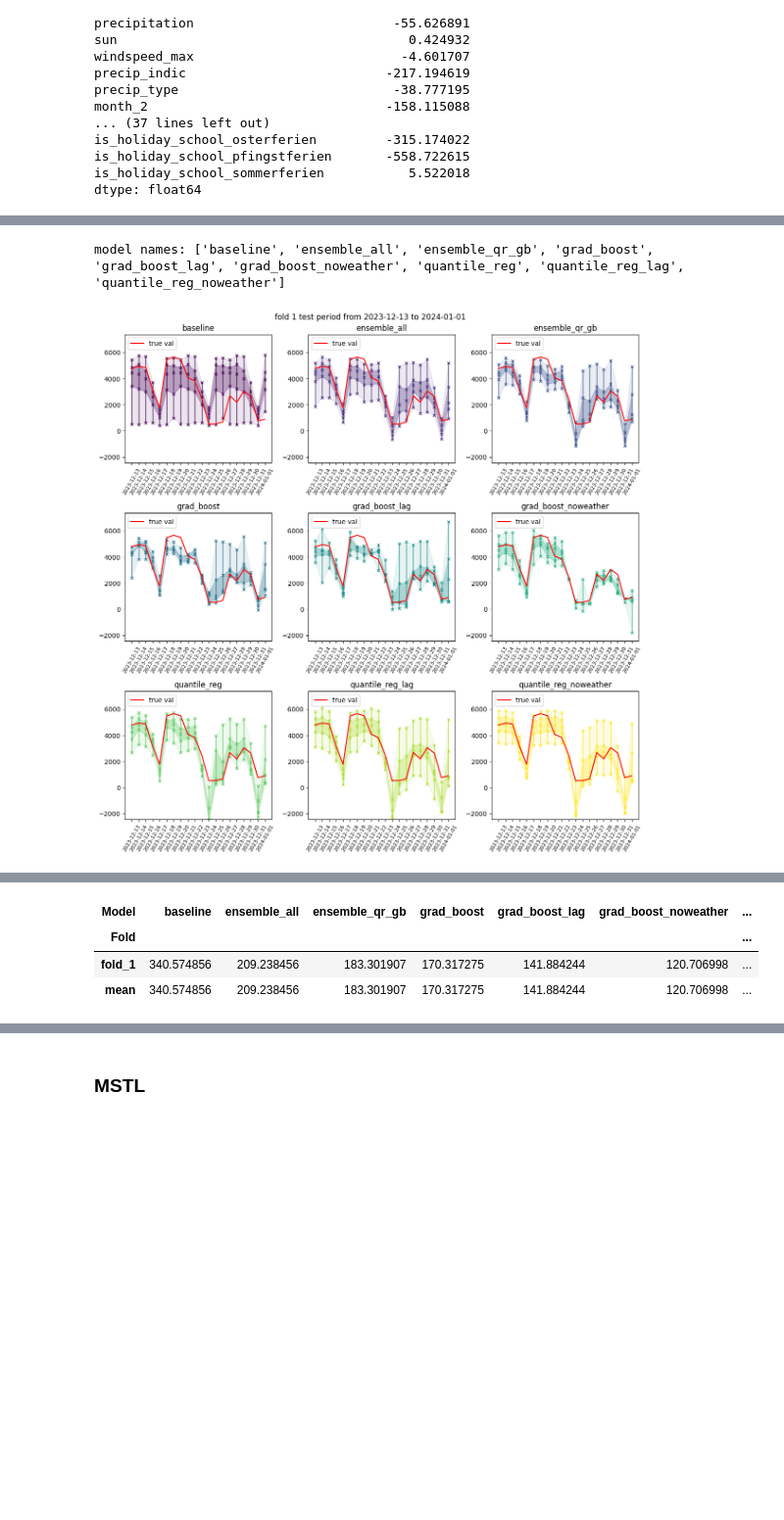
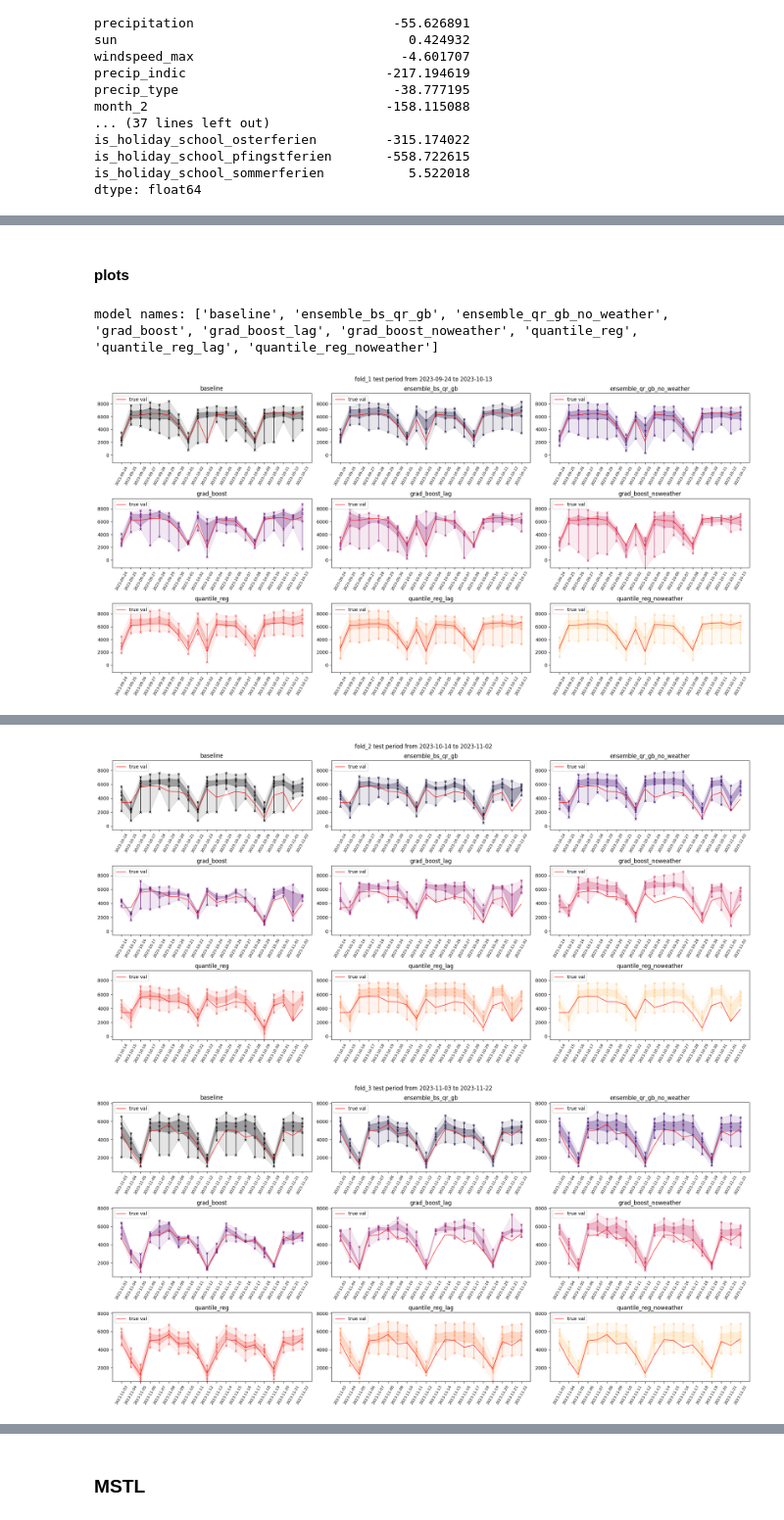
Before and after one commit to hikotei/2023_11-Karlsruhe-Bicycle-Data, a Jupyter notebook: 2024_01_15 bike model.ipynb, the cells around one changed output, grey strips where cells are left out. Shown at 98% size. Cells and saved outputs as stored; diff of their text form; code cells hidden in the pictures; blank space fills up the shorter version.

```diff
--- a/2024_01_15 bike model.ipynb
+++ b/2024_01_15 bike model.ipynb
@@ -488,20 +501,34 @@ KeyboardInterrupt:
+# %% [markdown]
+#### plots
 # %%
+# read pickle file of all_results dict
+with open(f'./plots/{fname_time}_all_results.pkl', 'rb') as f:
+    all_results = pickle.load(f)
+
 # create ensemble of all preds for each fold
 for fold_idx in range(n_fold):
 
     fold_results = all_results[f'fold_{fold_idx + 1}']
     pred_baseline = fold_results['baseline']['predictions']
+
     pred_quant_reg = fold_results['quantile_reg']['predictions']
     pred_grad_boost = fold_results['grad_boost']['predictions']
 
+    pred_quant_reg_noweather = fold_results['quantile_reg_noweather']['predictions']
+    pred_grad_boost_noweather = fold_results['grad_boost_noweather']['predictions']
+
     pred_ensemble1 = np.average([pred_baseline, pred_quant_reg, pred_grad_boost], axis=0)
     pred_ensemble2 = np.average([pred_quant_reg, pred_grad_boost], axis=0)
+    pred_ensemble3 = np.average([pred_quant_reg_noweather, pred_grad_boost_noweather, pred_baseline], axis=0)
 
-    all_results[f'fold_{fold_idx + 1}']['ensemble_all'] = {}
-    all_results[f'fold_{fold_idx + 1}']['ensemble_all']['predictions'] = pred_ensemble1
+    all_results[f'fold_{fold_idx + 1}']['ensemble_bs_qr_gb'] = {}
+    all_results[f'fold_{fold_idx + 1}']['ensemble_bs_qr_gb']['predictions'] = pred_ensemble1
 
-    all_results[f'fold_{fold_idx + 1}']['ensemble_qr_gb'] = {}
-    all_results[f'fold_{fold_idx + 1}']['ensemble_qr_gb']['predictions'] = pred_ensemble2
+    # all_results[f'fold_{fold_idx + 1}']['ensemble2_w_qr_gb'] = {}
+    # all_results[f'fold_{fold_idx + 1}']['ensemble2_w_qr_gb']['predictions'] = pred_ensemble2
+
+    all_results[f'fold_{fold_idx + 1}']['ensemble_qr_gb_no_weather'] = {}
+    all_results[f'fold_{fold_idx + 1}']['ensemble_qr_gb_no_weather']['predictions'] = pred_ensemble3
 
 # Initialize lists to store metrics, quantile scores, and mean quantile scores
 # model_names = ['baseline', 'ensemble_all', 'ensemble_qr_gb',
@@ -513,7 +540,8 @@ model_names = sorted(model_names)
 print(f"model names: {model_names}")
 fold_names = [f'fold_{fold_idx + 1}' for fold_idx in range(n_fold)]
 
-colors = plt.cm.viridis(np.linspace(0, 1, len(model_names)))
+colors = plt.cm.magma(np.linspace(0, 0.9, len(model_names)))
+# stop at 0.9 since 1 is light yellow and cant be seen on white background
 
 metrics_data = {'Model': [], 'Fold': [], 'MSE': [], 'MAE': [], 'MAPE': [], 'Mean_Quantile_Score': [],
                 'q_score_0.025': [], 'q_score_0.25': [], 'q_score_0.5': [],
@@ -523,6 +551,8 @@ metrics_data = {'Model': [], 'Fold': [], 'MSE': [], 'MAE': [], 'MAPE': [], 'Mean
 for fold_name in fold_names:
 
     fold_results = all_results[fold_name]
+    df_true = fold_results['true_values']
+    y_true = df_true.values
 
     max_vals = [np.max(fold_results[model_name]['predictions']) for model_name in model_names]
     min_vals = [np.min(fold_results[model_name]['predictions']) for model_name in model_names]
@@ -530,7 +560,7 @@ for fold_name in fold_names:
     min_val = np.min(min_vals)*0.9
 
     # start plotting
-    fig, (axes) = plt.subplots(3, 3, figsize=(4*3,4*3))
+    fig, (axes) = plt.subplots(3, 3, figsize=(20,10))
     axes = axes.flatten()
 
     for model_idx, model_name in enumerate(model_names):
@@ -540,68 +570,47 @@ for fold_name in fold_names:
 
         # Plot
         ax = axes[model_idx]
+
         x = fold_results['true_values'].index.date
-
         ax.plot(x, predictions, ls="", marker='x', ms=5, color=colors[model_idx])
-        # plot vertical range line
         ax.plot((x,x), (predictions[:,0], predictions[:,-1]), lw=1, color=colors[model_idx])
-        # plot fill between max and min quantile
         ax.fill_between(x, predictions[:,0], predictions[:,-1], alpha=0.1, color=colors[model_idx])
-        # plot fille between 25 and 75 quantile
         ax.fill_between(x, predictions[:,1], predictions[:,-2], alpha=0.3, color=colors[model_idx])
 
-        ax.plot(x, df_test['bike_count'], c='red', label='true val')
+        ax.plot(x, y_true, lw=1, c='red', label='true val')
         ax.set_xticks(x, x, rotation=60, fontsize=8)
         ax.set_ylim(min_val, max_val)
         ax.legend(loc='upper left')
         ax.set_title(model_name)
 
         # Calculate metrics
-        y_true = fold_results['true_values'].values
         mse = np.mean((predictions[:, 2] - y_true)**2)
         mae = np.mean(np.abs(predictions[:, 2] - y_true))
         mape = np.mean(np.abs((predictions[:, 2] - y_true) / y_true))
 
         quantile_scores = []
         for alpha_idx, alpha in enumerate(quantiles_arr):
             quantile_score = mean_pinball_loss(y_true, predictions[:, alpha_idx], alpha=alpha)
             quantile_scores.append(quantile_score)
         mean_quantile_score = np.mean(quantile_scores)
 
         # Save metrics to the dictionary
         metrics_data['Model'].append(model_name)
         metrics_data['Fold'].append(fold_name)
         metrics_data['MSE'].append(mse)
         metrics_data['MAE'].append(mae)
         metrics_data['MAPE'].append(mape)
         metrics_data['q_score_0.025'].append(quantile_scores[0])
         metrics_data['q_score_0.25'].append(quantile_scores[1])
         metrics_data['q_score_0.5'].append(quantile_scores[2])
         metrics_data['q_score_0.75'].append(quantile_scores[3])
         metrics_data['q_score_0.975'].append(quantile_scores[4])
         metrics_data['Mean_Quantile_Score'].append(mean_quantile_score)
 
-    plt.suptitle(f'fold {fold_idx + 1} test period from {df_test.index[0].date()} to {df_test.index[-1].date()}')
+    plt.suptitle(f'{fold_name} test period from {df_true.index[0].date()} to {df_true.index[-1].date()}')
     plt.tight_layout()
     plt.show()
-    fig.savefig(f'./plots/{fname_time}_rolling_window_fold_{fold_idx + 1}.png')
-
-# Create a DataFrame from the metrics data
-metrics_df = pd.DataFrame(metrics_data)
-display(metrics_df.sort_values(by=['Model', 'Fold']).drop(columns=['MSE', 'MAE', 'MAPE']))
-
-# sort by model and then fold
-# print(metrics_df.sort_values(by=['Model', 'Fold'])[['Model', 'Fold', 'MAE', 'Mean_Quantile_Score']])
-
-# create pivot table with fold as index, model as columns and mean quantile score as values
-metrics_df_pivot = pd.pivot_table(metrics_df, index='Fold', columns='Model', values='Mean_Quantile_Score')
-# create last row = sum of all folds
-metrics_df_pivot.loc['mean'] = metrics_df_pivot.mean()
-# highlight min value in each row
-metrics_df_pivot.style.highlight_min(axis=1)
-
-# # Save the DataFrame to a CSV file or use it as needed
-# metrics_df.to_csv('model_metrics.csv', index=False)
+    fig.savefig(f'./plots/{fname_time}_rolling_window_{fold_name}.png')
 # %% [output]
-model names: ['baseline', 'ensemble_all', 'ensemble_qr_gb', 'grad_boost', 'grad_boost_lag', 'grad_boost_noweather', 'quantile_reg', 'quantile_reg_lag', 'quantile_reg_noweather']
+model names: ['baseline', 'ensemble_bs_qr_gb', 'ensemble_qr_gb_no_weather', 'grad_boost', 'grad_boost_lag', 'grad_boost_noweather', 'quantile_reg', 'quantile_reg_lag', 'quantile_reg_noweather']
-[figure, old version]
+[figure, new version]
@@ -618,4 +617,2 @@ model names: ['baseline', 'ensemble_all', 'ensemble_qr_gb', 'grad_boost', 'grad_
-| Model | baseline | ensemble_all | ensemble_qr_gb | grad_boost | grad_boost_lag | grad_boost_noweather | ... |
-| Fold |  |  |  |  |  |  | ... |
-| fold_1 | 340.574856 | 209.238456 | 183.301907 | 170.317275 | 141.884244 | 120.706998 | ... |
-| mean | 340.574856 | 209.238456 | 183.301907 | 170.317275 | 141.884244 | 120.706998 | ... |
+[figure, added]
+[figure, added]
```
Also changed, not shown: parts of 8 cells of this notebook, 2 other files.
